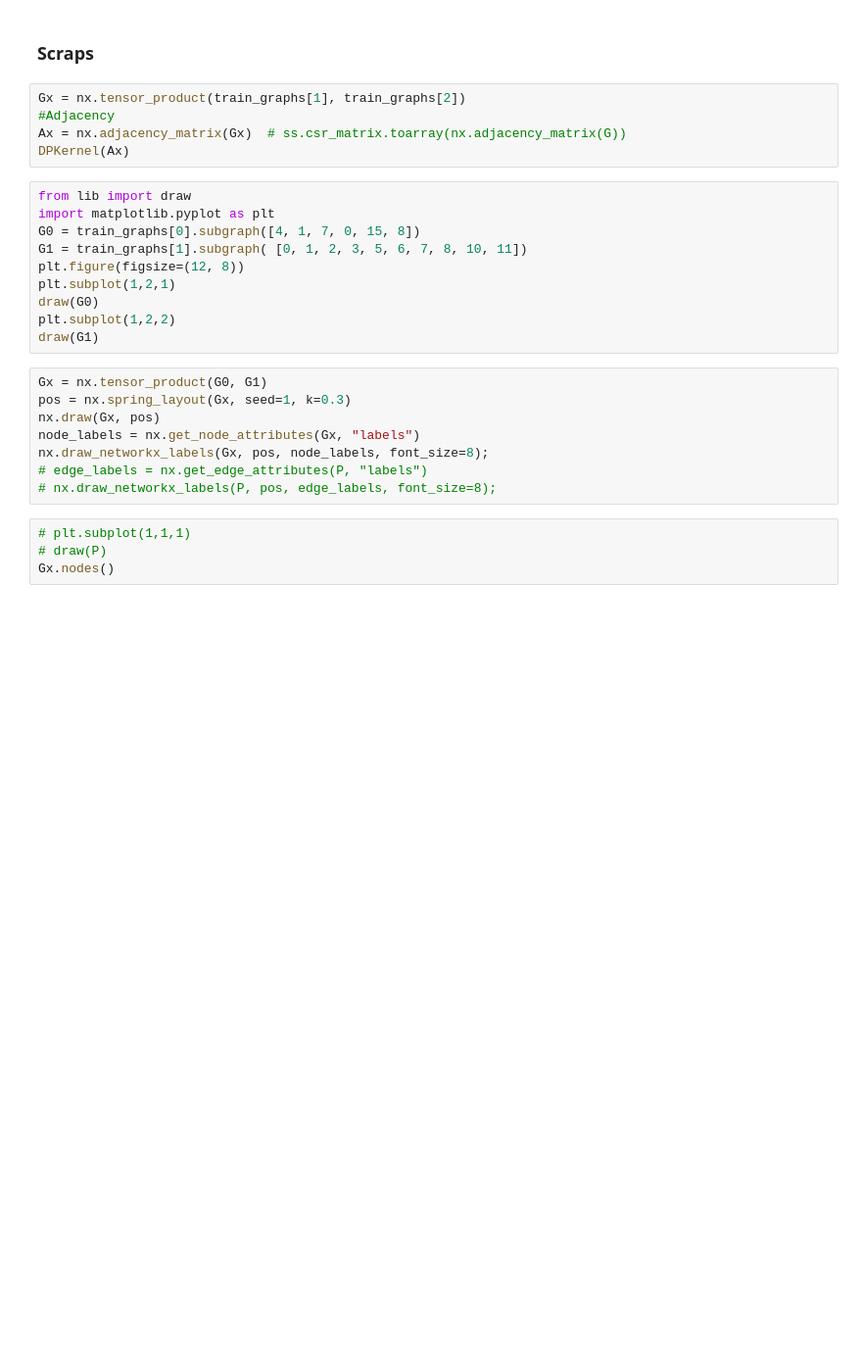
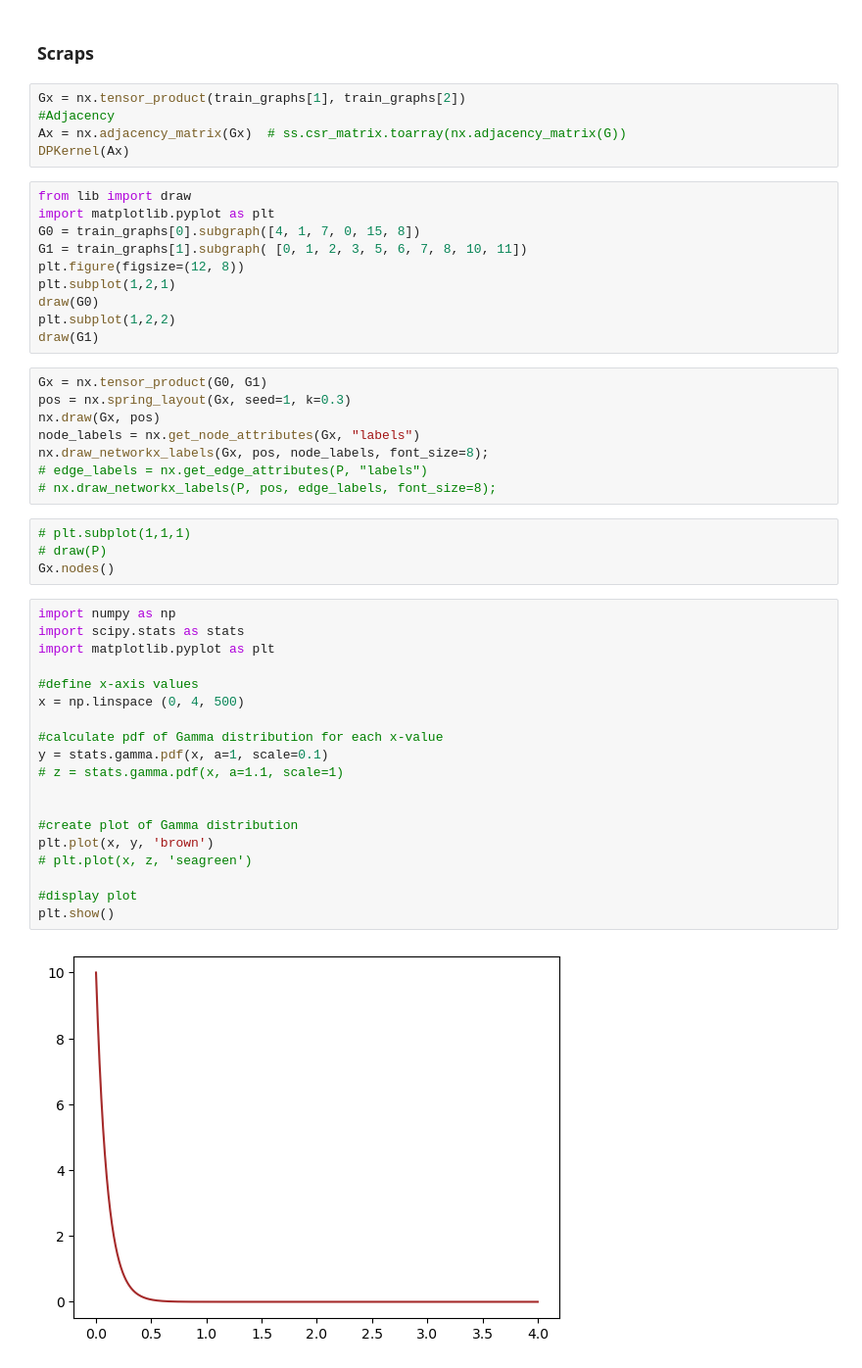
Before and after one commit to neytjieb1/kaggle_challenge, a Jupyter notebook: Scraps/scraps.ipynb, the cells around one changed output. Shown: that part at 98% size. Saved outputs shown, nothing was run; the diff lists cells and outputs as text; blank space fills up the shorter version.

```diff
--- a/Scraps/scraps.ipynb
+++ b/Scraps/scraps.ipynb
@@ -47,3 +64,24 @@ nx.draw_networkx_labels(Gx, pos, node_labels, font_size=8);
 # plt.subplot(1,1,1)
 # draw(P)
 Gx.nodes()
+# %%
+import numpy as np
+import scipy.stats as stats
+import matplotlib.pyplot as plt
+
+#define x-axis values
+x = np.linspace (0, 4, 500)
+
+#calculate pdf of Gamma distribution for each x-value
+y = stats.gamma.pdf(x, a=1, scale=0.1)
+# z = stats.gamma.pdf(x, a=1.1, scale=1)
+
+
+#create plot of Gamma distribution
+plt.plot(x, y, 'brown')
+# plt.plot(x, z, 'seagreen')
+
+#display plot
+plt.show()
+# %% [output]
+[figure, added]
```
Also changed, not shown: parts of 2 cells of this notebook, 3 other files.
